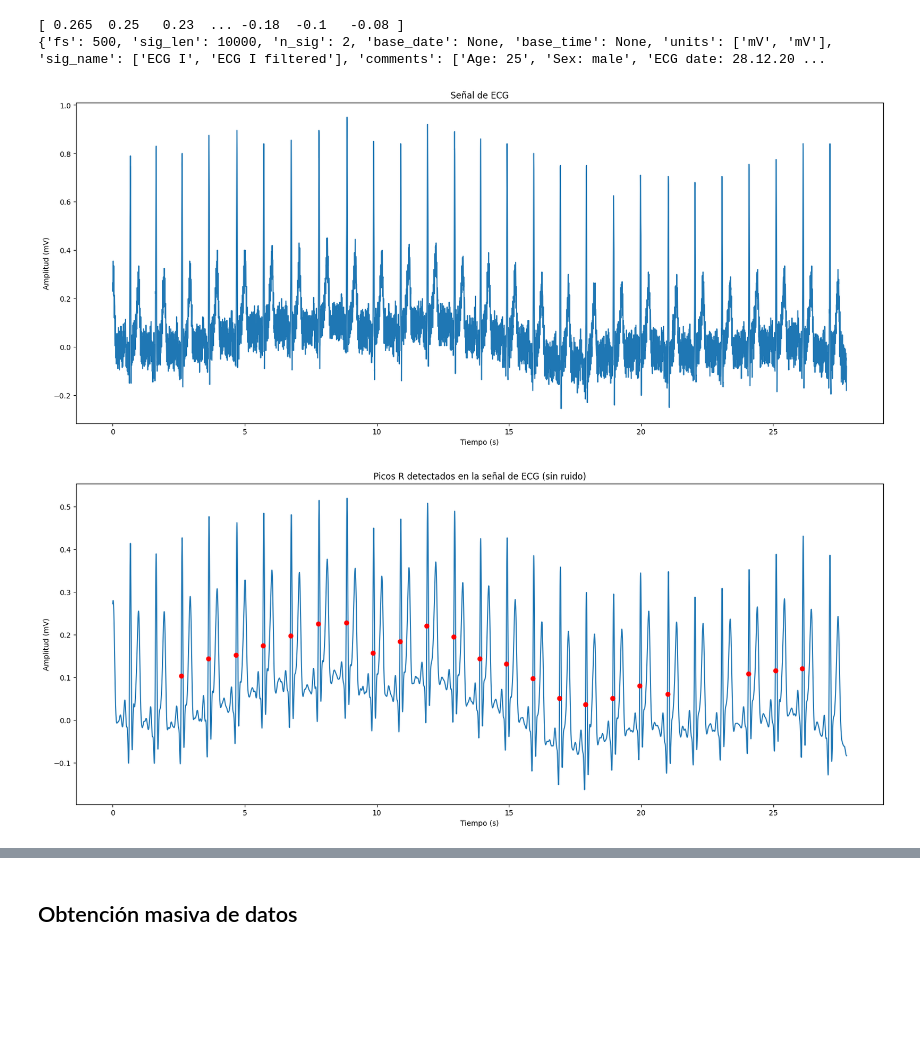
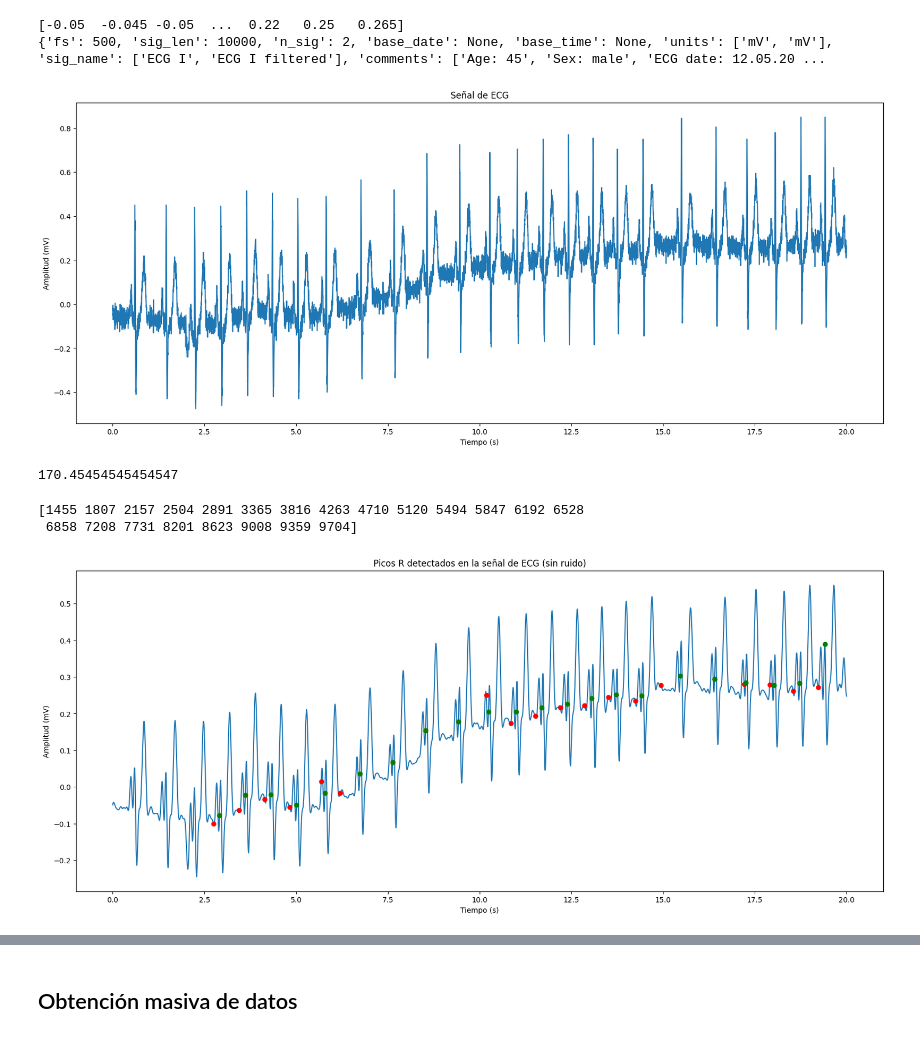
Before and after one commit to agusscarmu/ECG_Biometric, a Jupyter notebook: ecg.ipynb, the cells around one changed output, grey strips where cells are left out. Drawn from its saved outputs; the diff is of its cells as text; code cells hidden in the pictures; blank space fills up the shorter version.

```diff
--- a/ecg.ipynb
+++ b/ecg.ipynb
@@ -6,6 +9,6 @@ import wfdb
 # %%
 # Leer el archivo .dat con wfdb
-record = wfdb.rdsamp('./datasets/ecg-id-database-1.0.0/Person_1/rec_5')
+record = wfdb.rdsamp('./datasets/ecg-id-database-1.0.0/Person_59/rec_1')
 
 # Mostrar la señal y la información asociada
 ecg = record[0] # La señal de ECG
@@ -14,10 +17,10 @@ ecg = ecg[0] # Esto porque tiene dos señales de ecg
 print(ecg)
 print(record[1])  # Información del registro
 # %% [output]
-[ 0.265  0.25   0.23  ... -0.18  -0.1   -0.08 ]
-{'fs': 500, 'sig_len': 10000, 'n_sig': 2, 'base_date': None, 'base_time': None, 'units': ['mV', 'mV'], 'sig_name': ['ECG I', 'ECG I filtered'], 'comments': ['Age: 25', 'Sex: male', 'ECG date: 28.12.20 ...
+[-0.05  -0.045 -0.05  ...  0.22   0.25   0.265]
+{'fs': 500, 'sig_len': 10000, 'n_sig': 2, 'base_date': None, 'base_time': None, 'units': ['mV', 'mV'], 'sig_name': ['ECG I', 'ECG I filtered'], 'comments': ['Age: 45', 'Sex: male', 'ECG date: 12.05.20 ...
 # %%
-fs = 360
+fs = 500
 ts = 1/fs
 # vector de tiempo
 t = np.linspace(0,np.size(ecg), np.size(ecg))*ts #punto de inicio = 0, punto final = ultimo dato
@@ -29,4 +32,4 @@ plt.ylabel('Amplitud (mV)')
 plt.title('Señal de ECG')
 plt.show()
 # %% [output]
-[figure, old version]
+[figure, new version]
@@ -33,33 +95,25 @@ plt.show()
 # %%
-from scipy.signal import butter, filtfilt
-
-# Crear filtro pasa bajo
-def butter_lowpass_filter(data, cutoff, fs, order=4):
-    nyq = 0.5 * fs
-    normal_cutoff = cutoff / nyq
-    b, a = butter(order, normal_cutoff, btype='low', analog=False)
-    y = filtfilt(b, a, data)
-    return y
-
-# Aplicar filtro
-cutoff = 10  # Frecuencia de corte (ajustar según el ruido)
-ecg_filtrada = butter_lowpass_filter(ecg, cutoff, fs)
+ecg_filtrada = ECGAnalizer.filter(ecg)
+qrs_indices, p_indices = ECGAnalizer.waves_detect(sig=ecg_filtrada, threshold=0.5)
+# %% [output]
+170.45454545454547
+# %%
+print(qrs_indices)
+# %% [output]
+[1455 1807 2157 2504 2891 3365 3816 4263 4710 5120 5494 5847 6192 6528
+ 6858 7208 7731 8201 8623 9008 9359 9704]
 # %%
-import wfdb.processing as wp
-
-# Detectar picos R usando wfdb
-qrs_indices = wp.gqrs_detect(sig=ecg_filtrada, fs=fs, threshold=1)
-
 # Graficar picos R
 plt.figure(figsize=(20,8))
 plt.plot(t, ecg_filtrada)
-plt.plot(t[qrs_indices], ecg_filtrada[qrs_indices], 'ro')  # Marcar picos
+plt.plot(t[p_indices], ecg_filtrada[p_indices], 'ro')  # Marcar picos
+plt.plot(t[qrs_indices], ecg_filtrada[qrs_indices], 'go')
 plt.xlabel('Tiempo (s)')
 plt.ylabel('Amplitud (mV)')
 plt.title('Picos R detectados en la señal de ECG (sin ruido)')
 plt.show()
 # %% [output]
-[figure, old version]
+[figure, new version]
 # %%
 print(qrs_indices)
 # %% [output]
```
Also changed, not shown: parts of 9 cells of this notebook, 1 other file.
